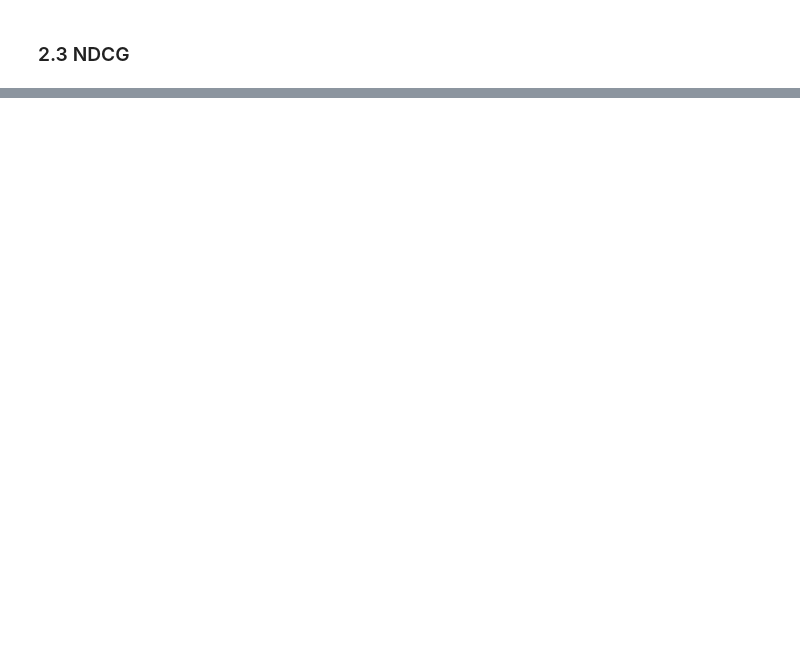
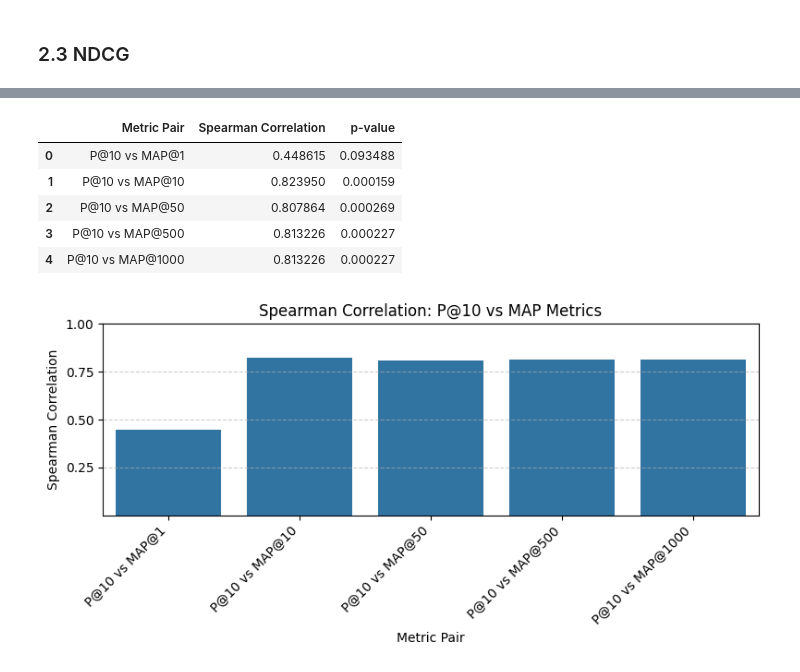
Before and after one commit to imanhaikal/WIE3004_IR_GroupProject, a Jupyter notebook: src/Info_Retrieval (full with cleaning & precision & MAP).ipynb, the cells around one changed output, grey strips where cells are left out. Cells and saved outputs as stored; diff of their text form; code cells hidden in the pictures; blank space fills up the shorter version.

```diff
--- a/src/Info_Retrieval (full with cleaning & precision & MAP).ipynb
+++ b/src/Info_Retrieval (full with cleaning & precision & MAP).ipynb
@@ -249,6 +254,8 @@ clean_data["doc_id"] = clean_data["doc_id"].astype(str)
 qrels_df["query_id"] = qrels_df["query_id"].astype(str)
 qrels_df["doc_id"] = qrels_df["doc_id"].astype(str)
 qrels_df["relevance"] = pd.to_numeric(qrels_df["relevance"], errors="coerce").fillna(0).astype(int)
+# Convert any graded relevance (like 2) down to 1 to ensure binary relevance
+qrels_df.loc[qrels_df["relevance"] > 1, "relevance"] = 1
 # %%
 # ==============================
 # 12. EXPORT BASIC CLEAN DATA
@@ -575,7 +582,7 @@ total_rel_per_query = (
 # 2. Function to calculate AP at a specific depth 'k'
 def average_precision_at_k(group, k):
     # Get the query_id to look up the true total relevant docs
-    qid = group['query_id'].iloc[0]
+    qid = group.name[1]
     total_relevant = total_rel_per_query.get(qid, 0)
 
     # If the dataset has no relevant docs for this query, score is 0
@@ -726,0 +896,27 @@ final_map_summary.to_csv(
+# %%
+import os
+import pandas as pd
+import seaborn as sns
+import matplotlib.pyplot as plt
+from scipy.stats import spearmanr
+
+os.makedirs(f"{OUTPUT_FOLDER}/Correlation_Results", exist_ok=True)
+
+# Prepare variables from previous metric result dictionaries
+p1_df = precision_matrix_results[1]
+p10_df = precision_matrix_results[10]
+p50_df = precision_matrix_results[50]
+p500_df = precision_matrix_results[500]
+p1000_df = precision_matrix_results[1000]
+
+map1_df = map_matrix_results[1]
+map10_df = map_matrix_results[10]
+map50_df = map_matrix_results[50]
+map500_df = map_matrix_results[500]
+map1000_df = map_matrix_results[1000]
+
+ndcg1_df = ndcg_matrix_results[1]
+ndcg10_df = ndcg_matrix_results[10]
+ndcg50_df = ndcg_matrix_results[50]
+ndcg500_df = ndcg_matrix_results[500]
+ndcg1000_df = ndcg_matrix_results[1000]
@@ -726,0 +1051,4 @@ final_map_summary.to_csv(
+# %%
+precision_cols = ['P@1', 'P@10', 'P@50', 'P@500', 'P@1000']
+map_cols = ['MAP@1', 'MAP@10', 'MAP@50', 'MAP@500', 'MAP@1000']
+ndcg_cols = ['nDCG@1', 'nDCG@10', 'nDCG@50', 'nDCG@500', 'nDCG@1000']
@@ -726,0 +1070,13 @@ final_map_summary.to_csv(
+# %%
+# P@10 vs MAP metrics
+p10_vs_map_df = calculate_metric_block('P@10', map_cols)
+display(p10_vs_map_df)
+plot_correlation_bar(p10_vs_map_df, "Spearman Correlation: P@10 vs MAP Metrics")
+# %% [output]
+|  | Metric Pair | Spearman Correlation | p-value |
+| 0 | P@10 vs MAP@1 | 0.448615 | 0.093488 |
+| 1 | P@10 vs MAP@10 | 0.823950 | 0.000159 |
+| 2 | P@10 vs MAP@50 | 0.807864 | 0.000269 |
+| 3 | P@10 vs MAP@500 | 0.813226 | 0.000227 |
+| 4 | P@10 vs MAP@1000 | 0.813226 | 0.000227 |
+[figure, added]
```
Also changed, not shown: parts of 52 cells of this notebook.
